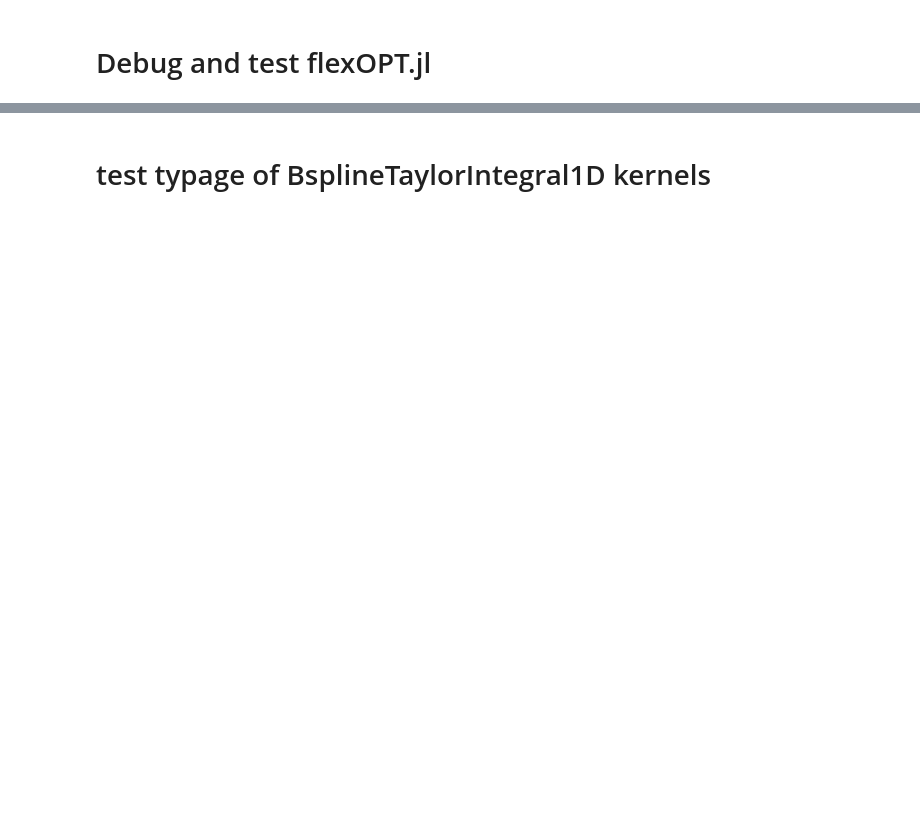
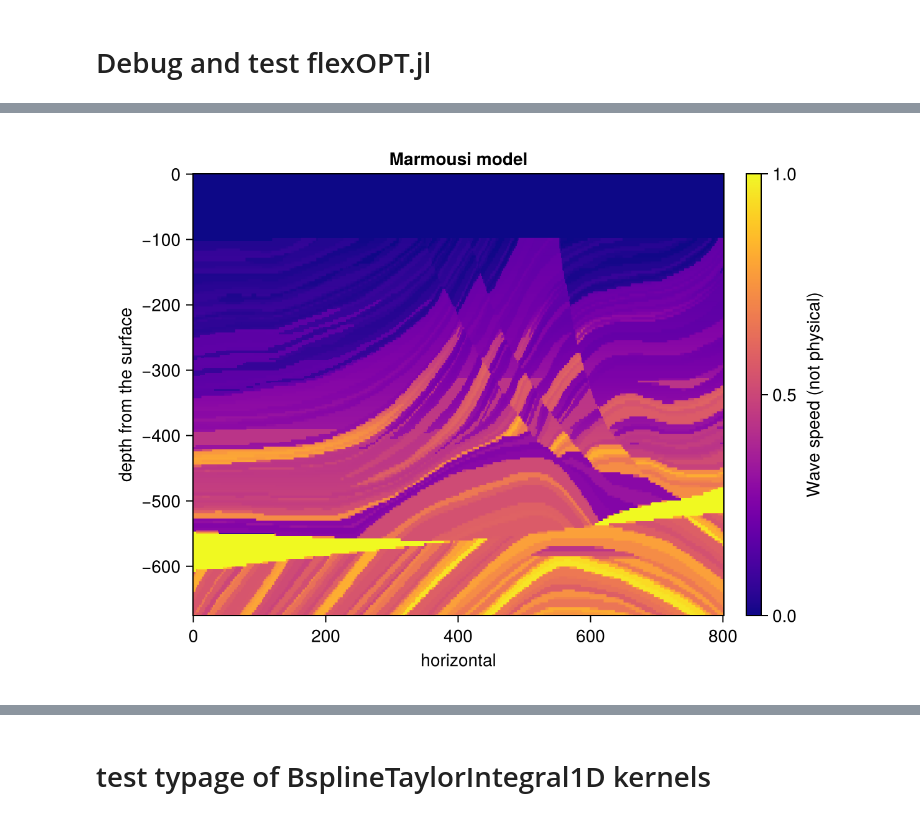
Before and after one commit to seismobassoon/flexibleOPT, a Jupyter notebook: OPTmotors/myOwnApplications/demo1.ipynb, the cells around one changed output, grey strips where cells are left out. Cells and saved outputs as stored; diff of their text form; code cells hidden in the pictures; blank space fills up the shorter version.

```diff
--- a/OPTmotors/myOwnApplications/demo1.ipynb
+++ b/OPTmotors/myOwnApplications/demo1.ipynb
@@ -79,14 +91,16 @@ CairoMakie.activate!()
 # %%
 fig, ax, hm = heatmap(
     #topo.x,topo.y,topo.z';
     collect((0:1:(Nx-1)).*Δx),(collect(-(Nz-1)).*Δz:1:0), reverse(model',dims=2);
     colormap = :plasma,
     colorrange=(extrema(model)),
     axis = (xlabel = "horizontal", ylabel = "depth from the surface", title = "Marmousi model")
 )
 #ylims!(ax,-200,300)
 #xlims!(ax,0,400)
-Colorbar(fig[1,2], hm, label="P-wave")
+Colorbar(fig[1,2], hm, label="Wave speed (not physical)")
 fig
+# %% [output]
+[figure, added]
 # %%
 coordinates
```
Also changed, not shown: parts of 34 cells of this notebook, 1 other file.
